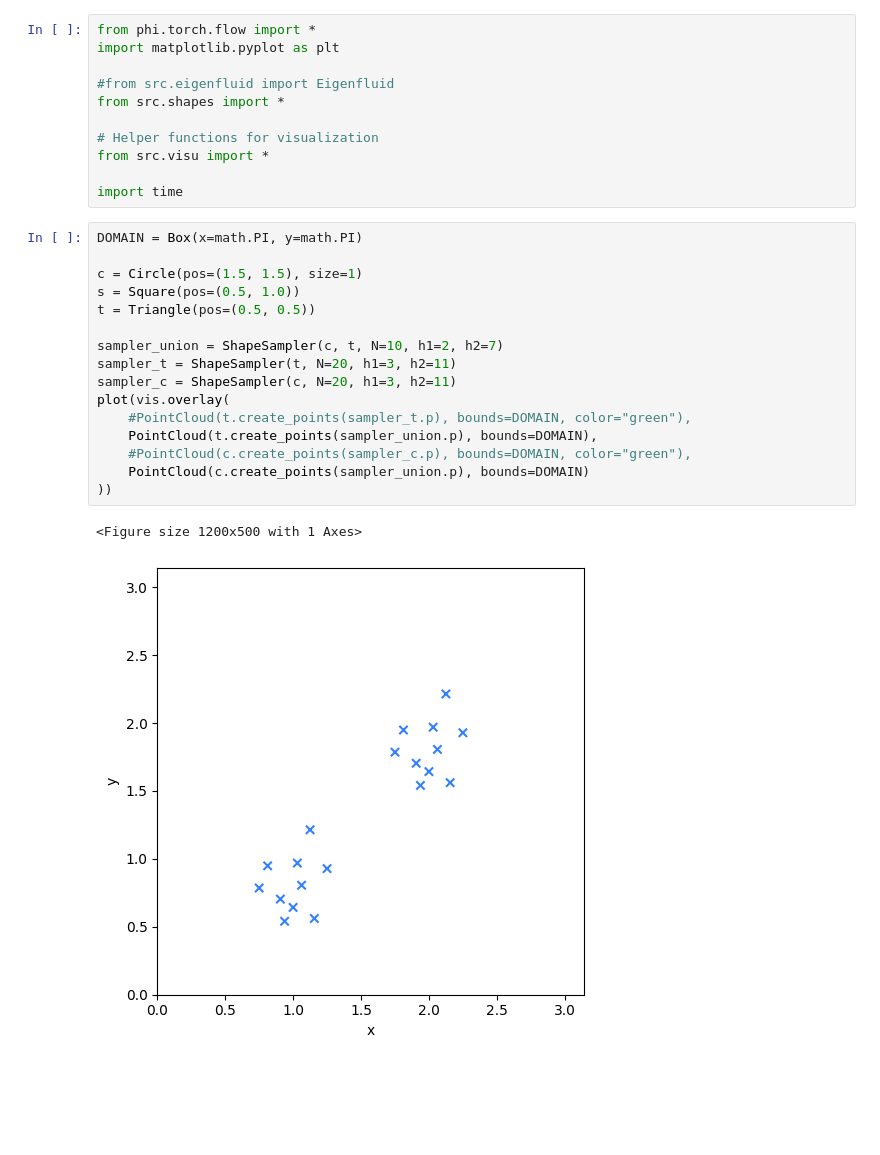
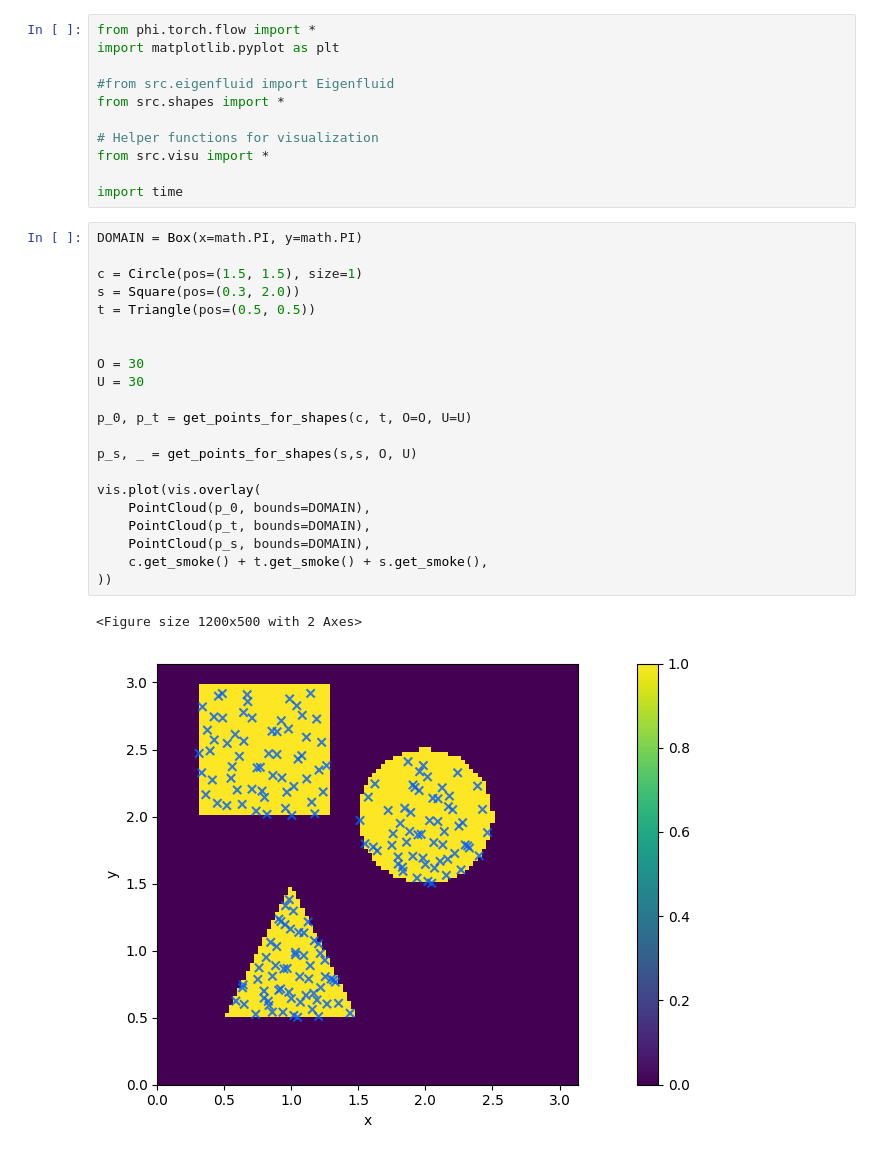
Before and after one commit to bobarna/eigenfluid-control, a Jupyter notebook: shape_samples_demo.ipynb, the cells around one changed output. Saved outputs shown, nothing was run; the diff lists cells and outputs as text; blank space fills up the shorter version.

Commit message:
Implement smoke marker for shapes

```diff
--- a/shape_samples_demo.ipynb
+++ b/shape_samples_demo.ipynb
@@ -12,20 +12,25 @@ import time
 # %%
 DOMAIN = Box(x=math.PI, y=math.PI)
 
 c = Circle(pos=(1.5, 1.5), size=1)
-s = Square(pos=(0.5, 1.0))
+s = Square(pos=(0.3, 2.0))
 t = Triangle(pos=(0.5, 0.5))
 
-sampler_union = ShapeSampler(c, t, N=10, h1=2, h2=7)
-sampler_t = ShapeSampler(t, N=20, h1=3, h2=11)
-sampler_c = ShapeSampler(c, N=20, h1=3, h2=11)
-plot(vis.overlay(
-    #PointCloud(t.create_points(sampler_t.p), bounds=DOMAIN, color="green"),
-    PointCloud(t.create_points(sampler_union.p), bounds=DOMAIN),
-    #PointCloud(c.create_points(sampler_c.p), bounds=DOMAIN, color="green"),
-    PointCloud(c.create_points(sampler_union.p), bounds=DOMAIN)
+
+O = 30
+U = 30
+
+p_0, p_t = get_points_for_shapes(c, t, O=O, U=U)
+
+p_s, _ = get_points_for_shapes(s,s, O, U)
+
+vis.plot(vis.overlay(
+    PointCloud(p_0, bounds=DOMAIN),
+    PointCloud(p_t, bounds=DOMAIN),
+    PointCloud(p_s, bounds=DOMAIN),
+    c.get_smoke() + t.get_smoke() + s.get_smoke(),
 ))
 # %% [output]
-<Figure size 1200x500 with 1 Axes>
+<Figure size 1200x500 with 2 Axes>
-[figure, old version]
+[figure, new version]
 # %%
```
Also changed, not shown: parts of 1 cell of this notebook, 1 other file.
